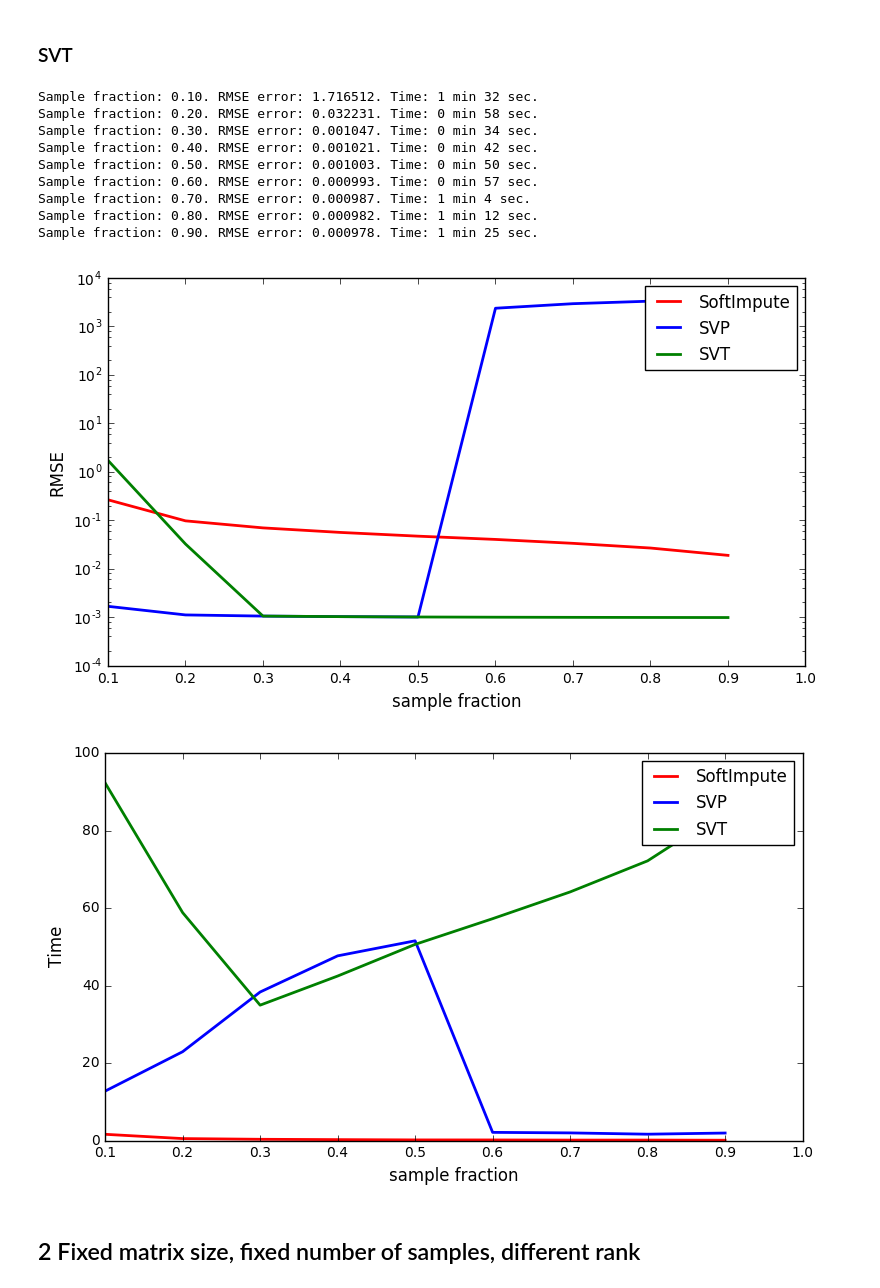
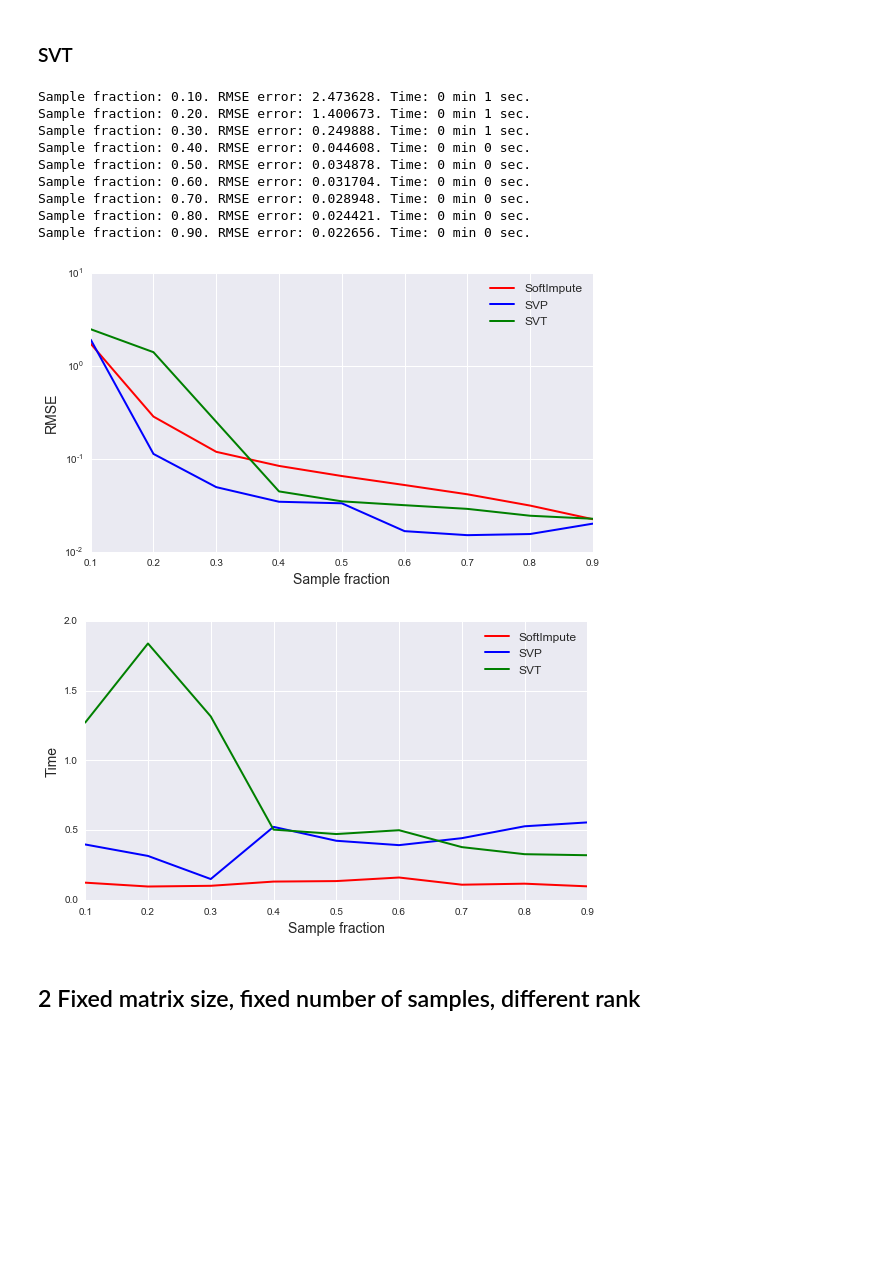
Before and after one commit to a-bochkarev/roy_project, a Jupyter notebook: main.ipynb, the cells around one changed output. Cells and saved outputs as stored; diff of their text form; code cells hidden in the pictures; blank space fills up the shorter version.

```diff
--- a/main.ipynb
+++ b/main.ipynb
@@ -52,9 +54,9 @@ KeyboardInterrupt:
 # %%
 sample_fraction_array = np.linspace(0.1, 0.9, 9)
 rank = 5
-dims = (200, 200)
-max_iter = int(1e3)
-tol = 1e-4
+dims = (100, 100)
+max_iter = int(1e2)
+tol = 1e-2
 
 M = get_data('synthetic', rank, dims, noise='y')
 # %% [markdown]
@@ -139,39 +137,41 @@ for sample_fraction in sample_fraction_array:
     print 'Sample fraction: %.2f. RMSE error: %.6f. Time: %d min %d sec.' % \
     (sample_fraction, RMSE(X_svt, M), int(t1-t0) // 60, int(t1-t0) % 60)
 # %% [output]
-Sample fraction: 0.10. RMSE error: 1.716512. Time: 1 min 32 sec.
-Sample fraction: 0.20. RMSE error: 0.032231. Time: 0 min 58 sec.
-Sample fraction: 0.30. RMSE error: 0.001047. Time: 0 min 34 sec.
-Sample fraction: 0.40. RMSE error: 0.001021. Time: 0 min 42 sec.
-Sample fraction: 0.50. RMSE error: 0.001003. Time: 0 min 50 sec.
-Sample fraction: 0.60. RMSE error: 0.000993. Time: 0 min 57 sec.
-Sample fraction: 0.70. RMSE error: 0.000987. Time: 1 min 4 sec.
-Sample fraction: 0.80. RMSE error: 0.000982. Time: 1 min 12 sec.
-Sample fraction: 0.90. RMSE error: 0.000978. Time: 1 min 25 sec.
+Sample fraction: 0.10. RMSE error: 2.473628. Time: 0 min 1 sec.
+Sample fraction: 0.20. RMSE error: 1.400673. Time: 0 min 1 sec.
+Sample fraction: 0.30. RMSE error: 0.249888. Time: 0 min 1 sec.
+Sample fraction: 0.40. RMSE error: 0.044608. Time: 0 min 0 sec.
+Sample fraction: 0.50. RMSE error: 0.034878. Time: 0 min 0 sec.
+Sample fraction: 0.60. RMSE error: 0.031704. Time: 0 min 0 sec.
+Sample fraction: 0.70. RMSE error: 0.028948. Time: 0 min 0 sec.
+Sample fraction: 0.80. RMSE error: 0.024421. Time: 0 min 0 sec.
+Sample fraction: 0.90. RMSE error: 0.022656. Time: 0 min 0 sec.
 # %%
 plt.figure(figsize=(9,5))
+plt.xlim((0.1, 0.9))
 plt.semilogy(sample_fraction_array, RMSE_si_array, 'r', linewidth=2)
 plt.semilogy(sample_fraction_array, RMSE_svp_array, 'b', linewidth=2)
 plt.semilogy(sample_fraction_array, RMSE_svt_array, 'g', linewidth=2)
-plt.legend(['SoftImpute', 'SVP', 'SVT'])
-plt.xlabel('sample fraction', fontsize=12)
-plt.ylabel('RMSE', fontsize=12)
+plt.legend(['SoftImpute', 'SVP', 'SVT'], fontsize=12)
+plt.xlabel('Sample fraction', fontsize=14)
+plt.ylabel('RMSE', fontsize=14)
 plt.savefig('./results/synthetic_nsamp_rmse.png')
 plt.show()
 # %% [output]
-[figure, old version]
+[figure, new version]
 # %%
 plt.figure(figsize=(9,5))
+plt.xlim((0.1, 0.9))
 plt.plot(sample_fraction_array, time_si_array, 'r', linewidth=2)
 plt.plot(sample_fraction_array, time_svp_array, 'b', linewidth=2)
 plt.plot(sample_fraction_array, time_svt_array, 'g', linewidth=2)
-plt.legend(['SoftImpute', 'SVP', 'SVT'])
-plt.xlabel('sample fraction', fontsize=12)
-plt.ylabel('Time', fontsize=12)
+plt.legend(['SoftImpute', 'SVP', 'SVT'], fontsize=12)
+plt.xlabel('Sample fraction', fontsize=14)
+plt.ylabel('Time', fontsize=14)
 plt.savefig('./results/synthetic_nsamp_time.png')
 plt.show()
 # %% [output]
-[figure, old version]
+[figure, new version]
 # %% [markdown]
 ## 2 Fixed matrix size, fixed number of samples, different rank
 # %%
```
Also changed, not shown: parts of 15 cells of this notebook.
